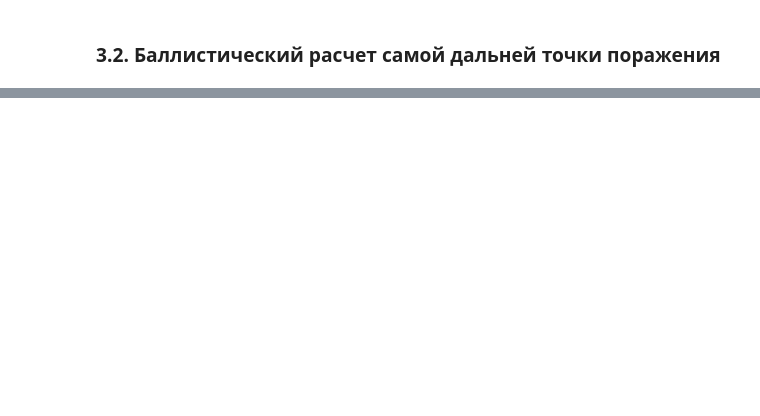
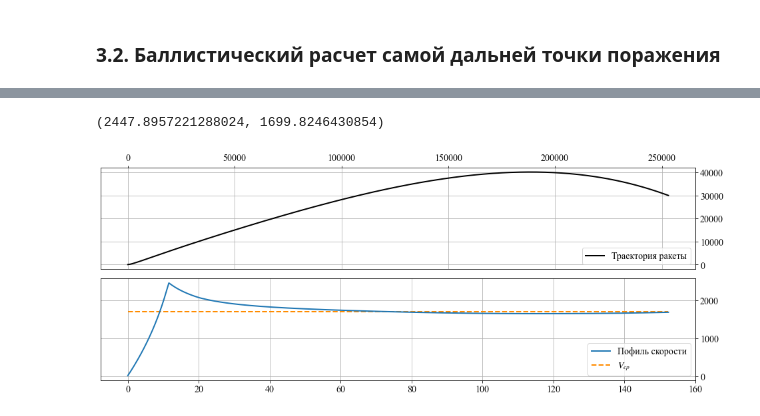
Before and after one commit to kirtis26/PyMissile, a Jupyter notebook: С-300.ipynb, the cells around one changed output, grey strips where cells are left out. Drawn from its saved outputs; the diff is of its cells as text; code cells hidden in the pictures; blank space fills up the shorter version.

```diff
--- a/С-300.ipynb
+++ b/С-300.ipynb
@@ -1212,3 +1288,27 @@ plt.show()
+# %%
+max(res_hit['missile']['v']), np.average(res_hit['missile']['v'])
+# %% [output]
+(2447.8957221288024, 1699.8246430854)
+# %%
+plt.figure(figsize=(16,12))
+
+ax01 = subplot2grid((8, 4), (0, 0), colspan=4, rowspan=2)
+ax00 = subplot2grid((8, 4), (2, 0), colspan=4, rowspan=2)
+
+ax00.plot(res_hit['t'], res_hit['missile']['v'], lw=2, ls='-', label='Пофиль скорости')
+ax00.hlines(np.average(res_hit['missile']['v']), 0, res_hit['t'][-1], ls='--', color='darkorange', lw=2, label='$V_{ср}$')
+ax00.legend(loc='best', fontsize=14)
+ax00.tick_params(left=False, labelleft=False, right=True, labelright=True, labelsize=14)
+ax00.grid(True)
+
+ax01.plot(res_hit['missile']['x'], res_hit['missile']['y'], lw=2, ls='-', color='k', label='Траектория ракеты')
+ax01.legend(loc='lower right', fontsize=14)
+ax01.tick_params(left=False, labelleft=False, right=True, labelright=True, labelbottom=False, bottom=False, labeltop=True, top=True, labelsize=14)
+ax01.grid(True)
+
+plt.savefig('pictures/Профиль точный.png', dpi=300, bbox_inches='tight')
+# %% [output]
+[figure, added]
 # %%
 Cya = []
 Cy_alpha_korp = []
```
Also changed, not shown: parts of 52 cells of this notebook.
